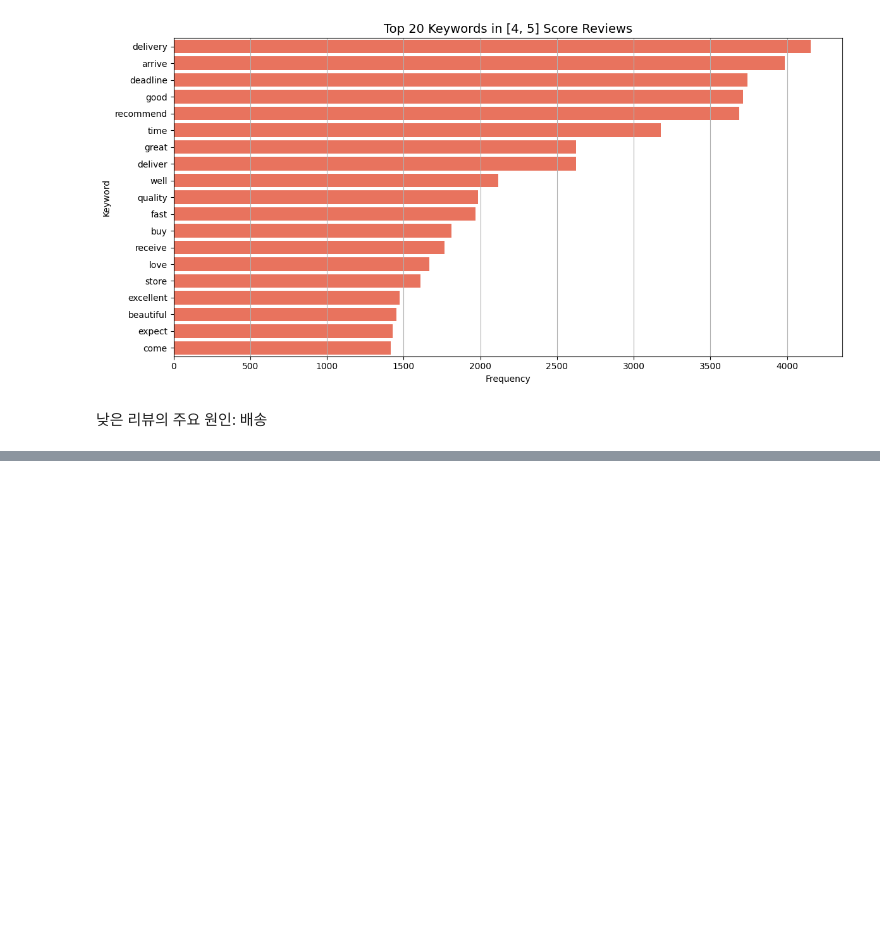
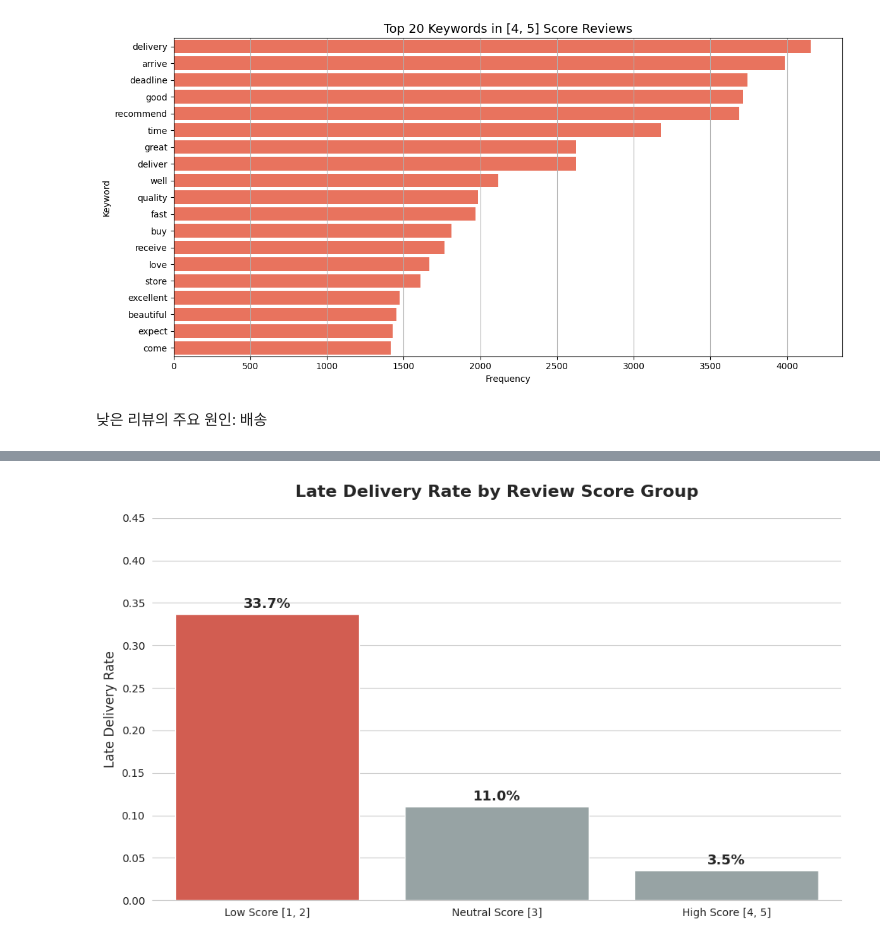
Before and after one commit to jmhwang-dev/e-commerce, a Jupyter notebook: notebooks/pandas/eda/low_rating_review.ipynb, the cells around one changed output, grey strips where cells are left out. Cells and saved outputs as stored; diff of their text form; code cells hidden in the pictures; blank space fills up the shorter version.

Commit message:
fix(eda): add late delivery rate

```diff
--- a/notebooks/pandas/eda/low_rating_review.ipynb
+++ b/notebooks/pandas/eda/low_rating_review.ipynb
@@ -137,0 +142,4 @@ plt.show()
+# %%
+estimated_path = "../../../downloads/olist_redefined/estimated_delivery_date.tsv"
+est_df = pd.read_csv(estimated_path, sep='\t')
+est_df.head()
@@ -137,0 +153,3 @@ plt.show()
+# %%
+delivered_order_df = order_status_df[order_status_df['status'] == 'delivered_customer']
+delivered_order_df
@@ -137,0 +170,3 @@ plt.show()
+# %%
+merged_order_df = pd.merge(delivered_order_df, est_df, on='order_id', how='inner')
+merged_order_df
@@ -137,0 +187,3 @@ plt.show()
+# %%
+merged_order_df['is_late'] = pd.to_datetime(merged_order_df['timestamp']) > pd.to_datetime(merged_order_df['estimated_delivery_date'])
+merged_order_df
@@ -137,0 +233,47 @@ plt.show()
+# %%
+# 시각화: Low Score 강조 (Red) vs 나머지 (Grey)
+
+# '지연(True)' 데이터만 추출
+late_only_df = final_df[final_df['is_late'] == True].copy()
+
+# Low Score는 빨간색, 나머지는 회색
+custom_palette = {
+    'Low Score [1, 2]': '#e74c3c',   # Red (Warning)
+    'Neutral Score [3]': '#95a5a6',  # Grey (Context)
+    'High Score [4, 5]': '#95a5a6'   # Grey (Context)
+}
+
+# 그래프에 표시될 순서 지정 (Low -> Neutral -> High)
+order_list = ['Low Score [1, 2]', 'Neutral Score [3]', 'High Score [4, 5]']
+
+plt.figure(figsize=(10, 6))
+sns.set_style("whitegrid") # 깔끔한 배경
+
+ax = sns.barplot(
+    x='score_group',
+    y='proportion',
+    hue='score_group',      # x와 동일하게 설정 (경고 방지)
+    data=late_only_df,
+    palette=custom_palette, # 위에서 정의한 색상 적용
+    order=order_list,       # 순서 강제 고정
+    legend=False            # 범례 제거
+)
+
+# (4) 디자인 디테일 (제목, 라벨, 숫자 표시)
+plt.title('Late Delivery Rate by Review Score Group', fontsize=16, fontweight='bold', pad=20)
+plt.ylabel('Late Delivery Rate', fontsize=12)
+plt.xlabel('')
+plt.ylim(0, 0.45) # Y축 여유있게 설정 (최대값에 따라 조절 가능)
+
+# 막대 위에 퍼센트(%) 표시
+for container in ax.containers:
+    labels = [f'{v*100:.1f}%' for v in container.datavalues]
+    ax.bar_label(container, labels=labels, fontsize=13, fmt='%.1f%%', padding=3, fontweight='bold')
+
+# 왼쪽 테두리 제거 (모던한 느낌)
+sns.despine(left=True)
+
+plt.tight_layout()
+plt.show()
+# %% [output]
+[figure, added]
```
Also changed, not shown: parts of 7 cells of this notebook.
